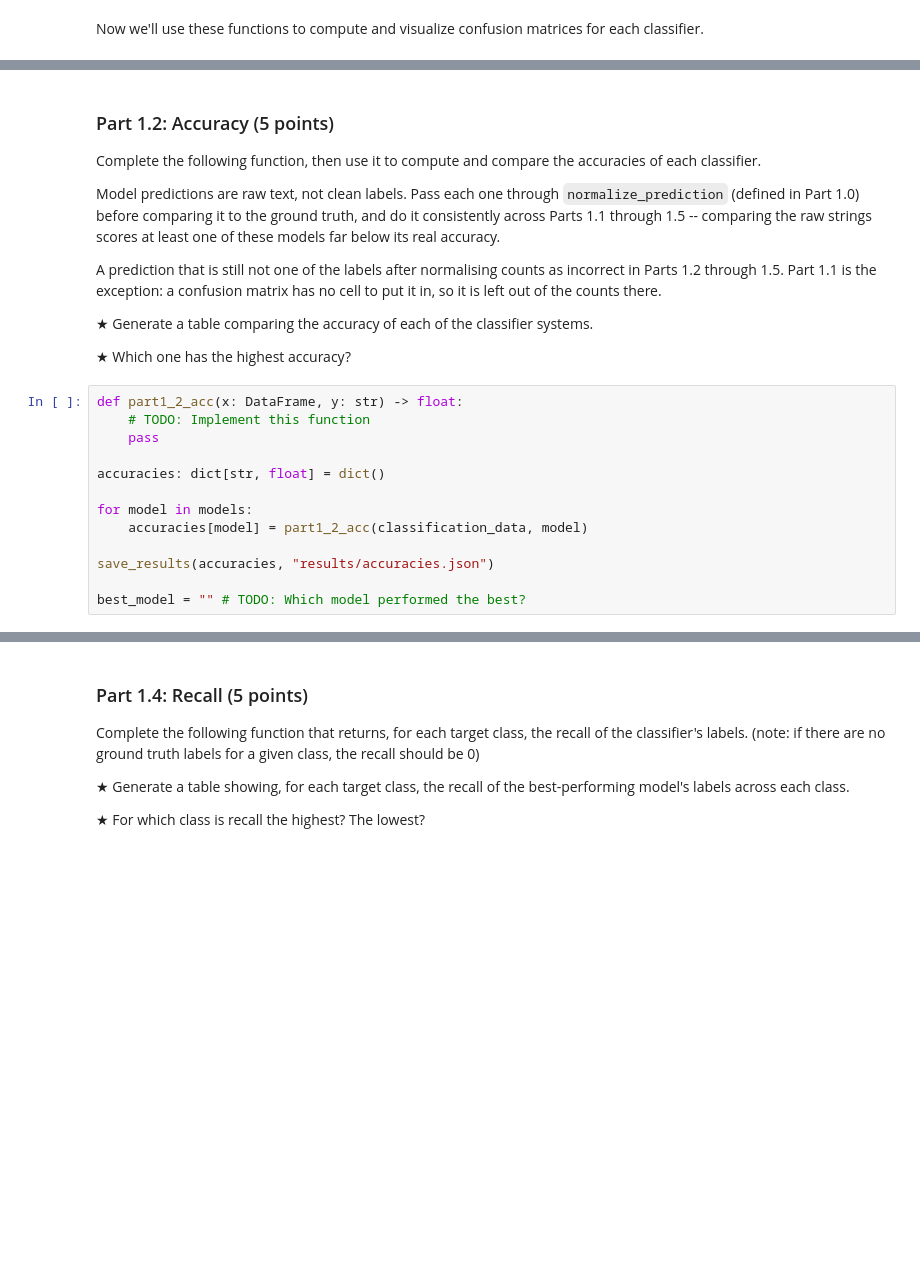
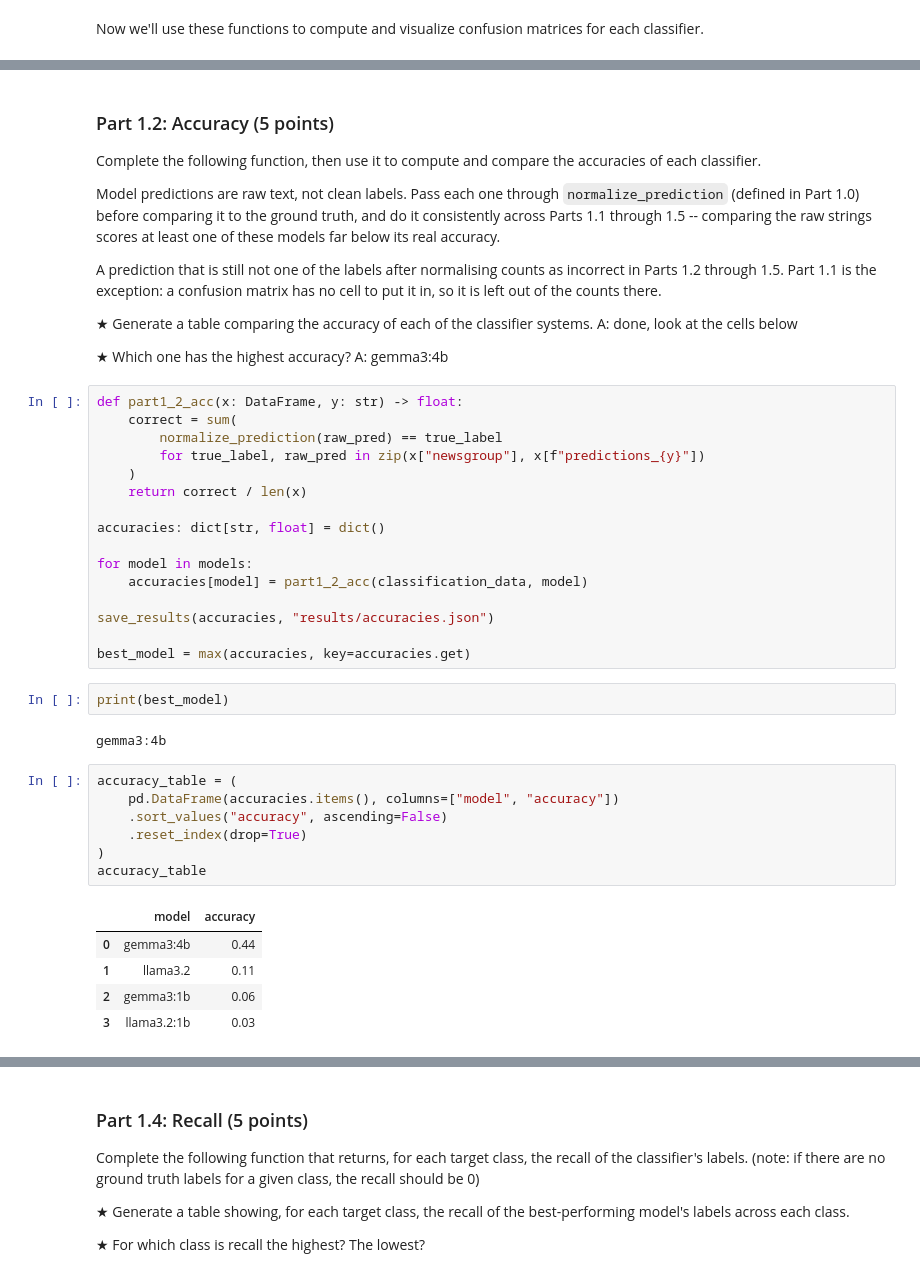
Before and after one commit to timlin901222/2048game, a Jupyter notebook: HW1.ipynb, the cells around one changed output, grey strips where cells are left out. Saved outputs shown, nothing was run; the diff lists cells and outputs as text; blank space fills up the shorter version.

```diff
--- a/HW1.ipynb
+++ b/HW1.ipynb
@@ -337,12 +433,17 @@ incorrect in Parts 1.2 through 1.5. Part 1.1 is the exception: a confusion
 matrix has no cell to put it in, so it is left out of the counts there.
 
 ★ Generate a table comparing the accuracy of each of the classifier systems.
+A: done, look at the cells below
 
 ★ Which one has the highest accuracy?
+A: gemma3:4b
 # %%
 def part1_2_acc(x: DataFrame, y: str) -> float:
-    # TODO: Implement this function
-    pass
+    correct = sum(
+        normalize_prediction(raw_pred) == true_label
+        for true_label, raw_pred in zip(x["newsgroup"], x[f"predictions_{y}"])
+    )
+    return correct / len(x)
 
 accuracies: dict[str, float] = dict()
 
@@ -351,7 +452,24 @@ for model in models:
 
 save_results(accuracies, "results/accuracies.json")
 
-best_model = "" # TODO: Which model performed the best?
+best_model = max(accuracies, key=accuracies.get)
+# %%
+print(best_model)
+# %% [output]
+gemma3:4b
+# %%
+accuracy_table = (
+    pd.DataFrame(accuracies.items(), columns=["model", "accuracy"])
+    .sort_values("accuracy", ascending=False)
+    .reset_index(drop=True)
+)
+accuracy_table
+# %% [output]
+|  | model | accuracy |
+| 0 | gemma3:4b | 0.44 |
+| 1 | llama3.2 | 0.11 |
+| 2 | gemma3:1b | 0.06 |
+| 3 | llama3.2:1b | 0.03 |
 # %% [markdown]
 ### Part 1.3: Precision (5 points)
 Complete the following function that returns, for each class, the precision of the classifier's labels given ground-truth labels. (note: if there are no predictions for a given class, then precision should be 0)
```
Also changed, not shown: parts of 21 cells of this notebook.
